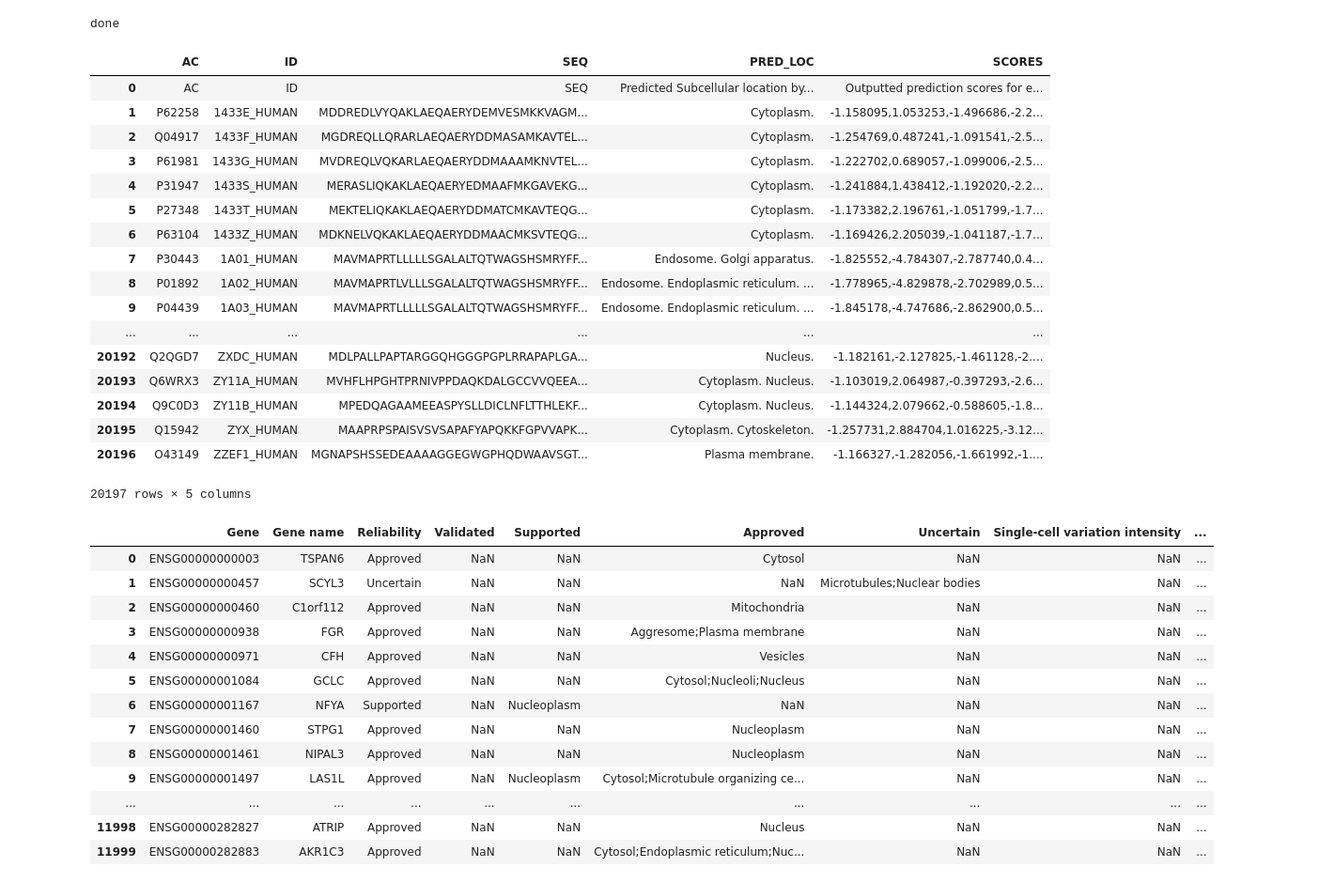
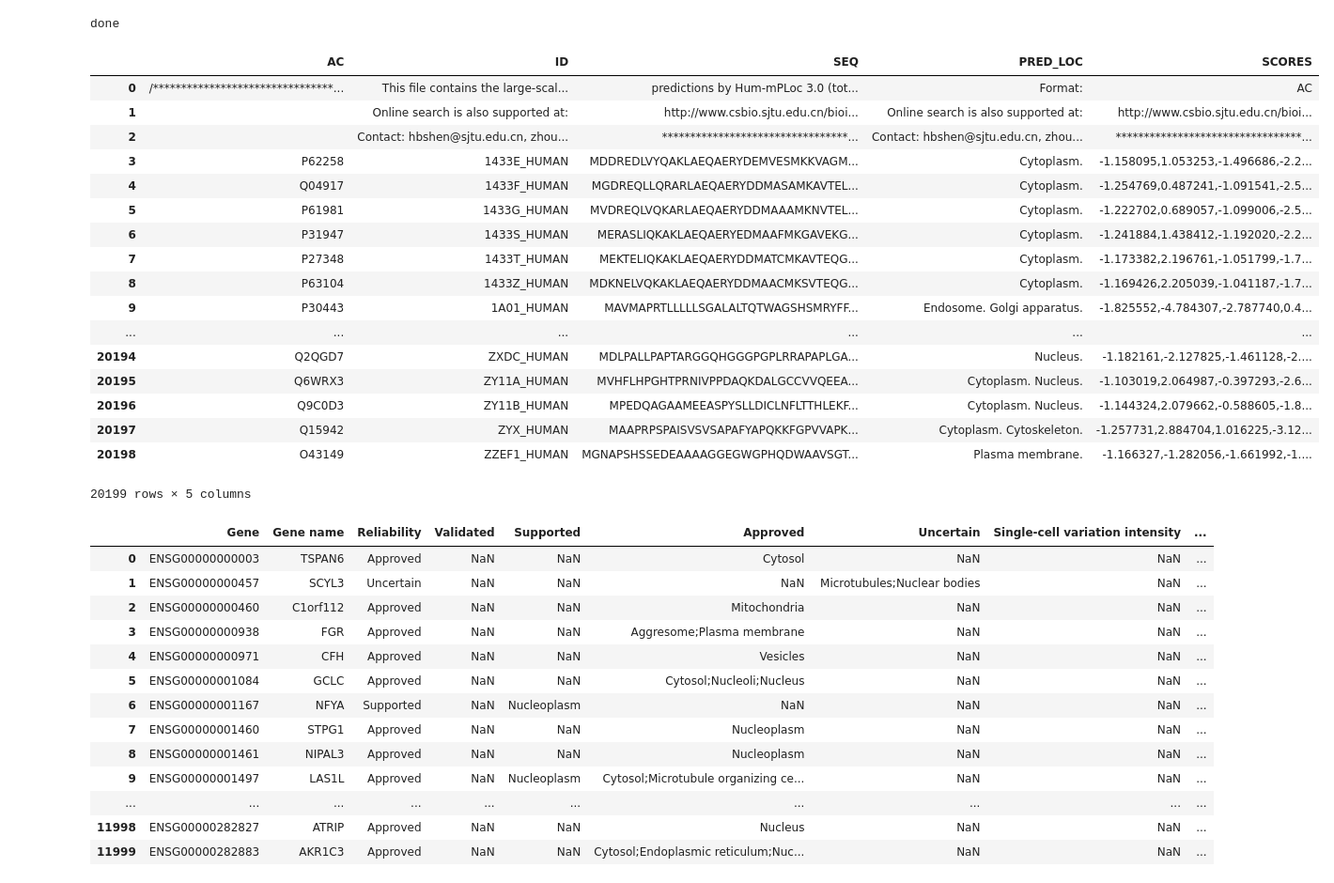
Before and after one commit to SmirnovAnton/Protein_Prediction_2, a Jupyter notebook: compare_predictions.ipynb, the cells around one changed output. Shown at 94% size. Cells and saved outputs as stored; diff of their text form; code cells hidden in the pictures.

```diff
--- a/compare_predictions.ipynb
+++ b/compare_predictions.ipynb
@@ -68,27 +68,29 @@ done
 # %%
 def check_score_of_humploc_prediction(x): #  todo: define a cutoff, based on the 12 prediction scores from humploc
     return True
-# %%
-df
-# %% [output]
-|  | AC | ID | SEQ | PRED_LOC | SCORES |
-| 0 | AC | ID | SEQ | Predicted Subcellular location by... | Outputted prediction scores for e... |
-| 1 | P62258 | 1433E_HUMAN | MDDREDLVYQAKLAEQAERYDEMVESMKKVAGM... | Cytoplasm. | -1.158095,1.053253,-1.496686,-2.2... |
-| 2 | Q04917 | 1433F_HUMAN | MGDREQLLQRARLAEQAERYDDMASAMKAVTEL... | Cytoplasm. | -1.254769,0.487241,-1.091541,-2.5... |
-| 3 | P61981 | 1433G_HUMAN | MVDREQLVQKARLAEQAERYDDMAAAMKNVTEL... | Cytoplasm. | -1.222702,0.689057,-1.099006,-2.5... |
-| 4 | P31947 | 1433S_HUMAN | MERASLIQKAKLAEQAERYEDMAAFMKGAVEKG... | Cytoplasm. | -1.241884,1.438412,-1.192020,-2.2... |
-| 5 | P27348 | 1433T_HUMAN | MEKTELIQKAKLAEQAERYDDMATCMKAVTEQG... | Cytoplasm. | -1.173382,2.196761,-1.051799,-1.7... |
-| 6 | P63104 | 1433Z_HUMAN | MDKNELVQKAKLAEQAERYDDMAACMKSVTEQG... | Cytoplasm. | -1.169426,2.205039,-1.041187,-1.7... |
-| 7 | P30443 | 1A01_HUMAN | MAVMAPRTLLLLLSGALALTQTWAGSHSMRYFF... | Endosome. Golgi apparatus. | -1.825552,-4.784307,-2.787740,0.4... |
-| 8 | P01892 | 1A02_HUMAN | MAVMAPRTLVLLLSGALALTQTWAGSHSMRYFF... | Endosome. Endoplasmic reticulum. ... | -1.778965,-4.829878,-2.702989,0.5... |
-| 9 | P04439 | 1A03_HUMAN | MAVMAPRTLLLLLSGALALTQTWAGSHSMRYFF... | Endosome. Endoplasmic reticulum. ... | -1.845178,-4.747686,-2.862900,0.5... |
-| ... | ... | ... | ... | ... | ... |
-| 20192 | Q2QGD7 | ZXDC_HUMAN | MDLPALLPAPTARGGQHGGGPGPLRRAPAPLGA... | Nucleus. | -1.182161,-2.127825,-1.461128,-2.... |
-| 20193 | Q6WRX3 | ZY11A_HUMAN | MVHFLHPGHTPRNIVPPDAQKDALGCCVVQEEA... | Cytoplasm. Nucleus. | -1.103019,2.064987,-0.397293,-2.6... |
-| 20194 | Q9C0D3 | ZY11B_HUMAN | MPEDQAGAAMEEASPYSLLDICLNFLTTHLEKF... | Cytoplasm. Nucleus. | -1.144324,2.079662,-0.588605,-1.8... |
-| 20195 | Q15942 | ZYX_HUMAN | MAAPRPSPAISVSVSAPAFYAPQKKFGPVVAPK... | Cytoplasm. Cytoskeleton. | -1.257731,2.884704,1.016225,-3.12... |
-| 20196 | O43149 | ZZEF1_HUMAN | MGNAPSHSSEDEAAAAGGEGWGPHQDWAAVSGT... | Plasma membrane. | -1.166327,-1.282056,-1.661992,-1.... |
-20197 rows × 5 columns
+# %%
+humploc_df = df
+# %%
+humploc_df
+# %% [output]
+|  | AC | ID | SEQ | PRED_LOC | SCORES |
+| 0 | /********************************... | This file contains the large-scal... | predictions by Hum-mPLoc 3.0 (tot... | Format: | AC |
+| 1 |  | Online search is also supported at: | http://www.csbio.sjtu.edu.cn/bioi... | Online search is also supported at: | http://www.csbio.sjtu.edu.cn/bioi... |
+| 2 |  | Contact: hbshen@sjtu.edu.cn, zhou... | *********************************... | Contact: hbshen@sjtu.edu.cn, zhou... | *********************************... |
+| 3 | P62258 | 1433E_HUMAN | MDDREDLVYQAKLAEQAERYDEMVESMKKVAGM... | Cytoplasm. | -1.158095,1.053253,-1.496686,-2.2... |
+| 4 | Q04917 | 1433F_HUMAN | MGDREQLLQRARLAEQAERYDDMASAMKAVTEL... | Cytoplasm. | -1.254769,0.487241,-1.091541,-2.5... |
+| 5 | P61981 | 1433G_HUMAN | MVDREQLVQKARLAEQAERYDDMAAAMKNVTEL... | Cytoplasm. | -1.222702,0.689057,-1.099006,-2.5... |
+| 6 | P31947 | 1433S_HUMAN | MERASLIQKAKLAEQAERYEDMAAFMKGAVEKG... | Cytoplasm. | -1.241884,1.438412,-1.192020,-2.2... |
+| 7 | P27348 | 1433T_HUMAN | MEKTELIQKAKLAEQAERYDDMATCMKAVTEQG... | Cytoplasm. | -1.173382,2.196761,-1.051799,-1.7... |
+| 8 | P63104 | 1433Z_HUMAN | MDKNELVQKAKLAEQAERYDDMAACMKSVTEQG... | Cytoplasm. | -1.169426,2.205039,-1.041187,-1.7... |
+| 9 | P30443 | 1A01_HUMAN | MAVMAPRTLLLLLSGALALTQTWAGSHSMRYFF... | Endosome. Golgi apparatus. | -1.825552,-4.784307,-2.787740,0.4... |
+| ... | ... | ... | ... | ... | ... |
+| 20194 | Q2QGD7 | ZXDC_HUMAN | MDLPALLPAPTARGGQHGGGPGPLRRAPAPLGA... | Nucleus. | -1.182161,-2.127825,-1.461128,-2.... |
+| 20195 | Q6WRX3 | ZY11A_HUMAN | MVHFLHPGHTPRNIVPPDAQKDALGCCVVQEEA... | Cytoplasm. Nucleus. | -1.103019,2.064987,-0.397293,-2.6... |
+| 20196 | Q9C0D3 | ZY11B_HUMAN | MPEDQAGAAMEEASPYSLLDICLNFLTTHLEKF... | Cytoplasm. Nucleus. | -1.144324,2.079662,-0.588605,-1.8... |
+| 20197 | Q15942 | ZYX_HUMAN | MAAPRPSPAISVSVSAPAFYAPQKKFGPVVAPK... | Cytoplasm. Cytoskeleton. | -1.257731,2.884704,1.016225,-3.12... |
+| 20198 | O43149 | ZZEF1_HUMAN | MGNAPSHSSEDEAAAAGGEGWGPHQDWAAVSGT... | Plasma membrane. | -1.166327,-1.282056,-1.661992,-1.... |
+20199 rows × 5 columns
 # %%
 hpa = pd.read_csv(subcellular_location_tsv, sep="\t")
 # %%
```
Also changed, not shown: parts of 4 cells of this notebook.
